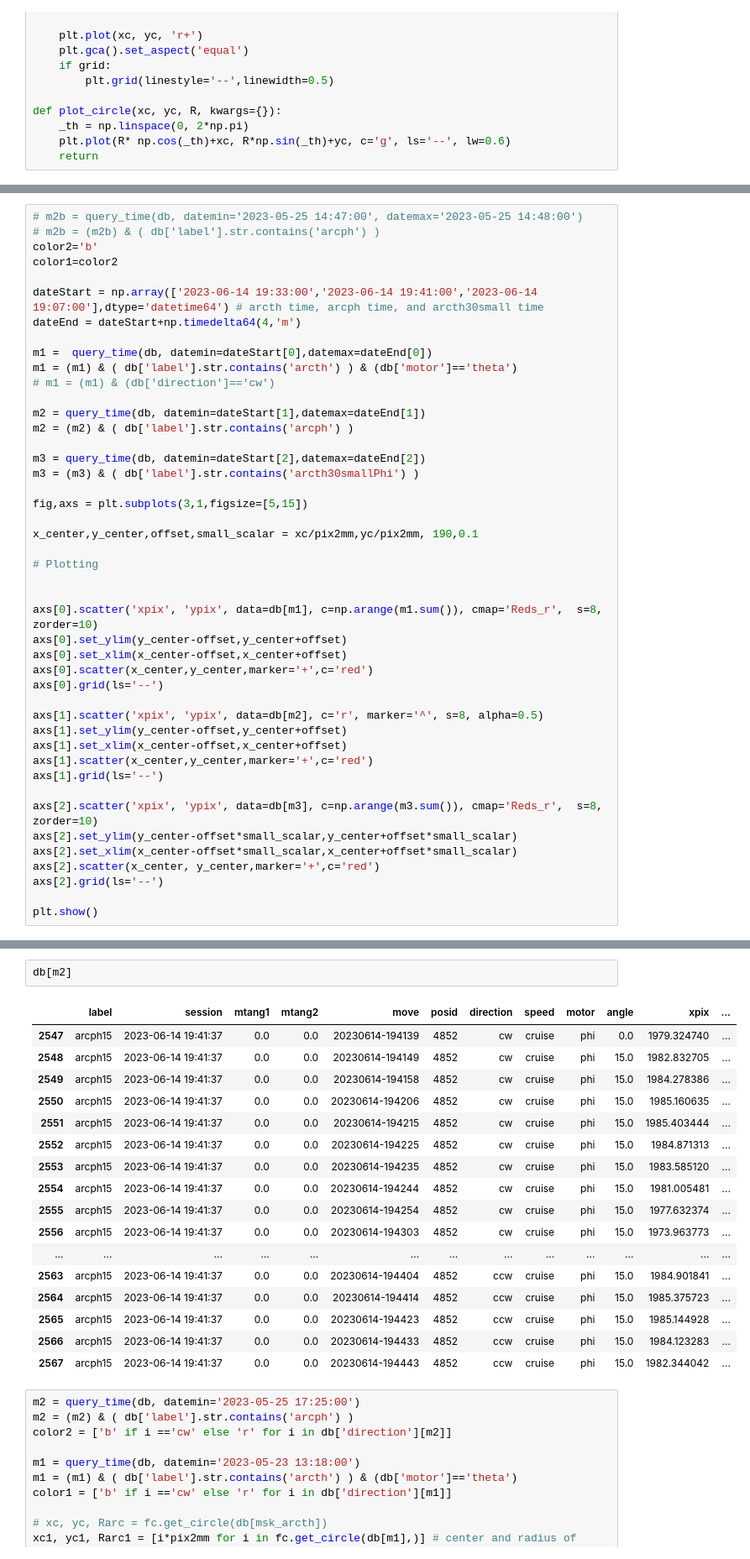
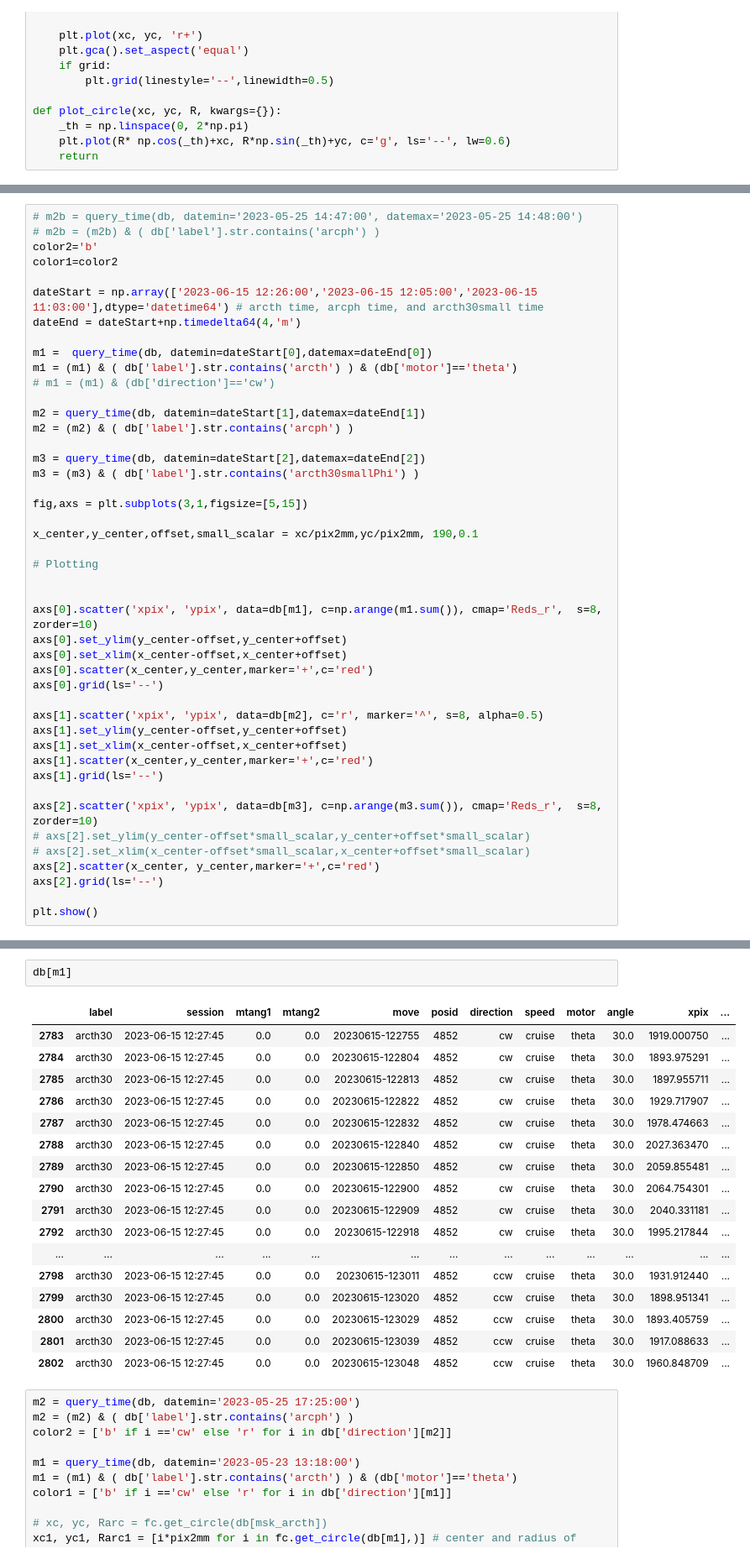
Before and after one commit to SSantosLab/DESI-QA, a Jupyter notebook: calib/Report-sean.ipynb, the cells around one changed output, grey strips where cells are left out. Shown at 84% size. Drawn from its saved outputs; the diff is of its cells as text.

```diff
--- a/calib/Report-sean.ipynb
+++ b/calib/Report-sean.ipynb
@@ -258,7 +258,7 @@ db.tail(50)
 color2='b'
 color1=color2
 
-dateStart = np.array(['2023-06-14 19:33:00','2023-06-14 19:41:00','2023-06-14 19:07:00'],dtype='datetime64') # arcth time, arcph time, and arcth30small time
+dateStart = np.array(['2023-06-15 12:26:00','2023-06-15 12:05:00','2023-06-15 11:03:00'],dtype='datetime64') # arcth time, arcph time, and arcth30small time
 dateEnd = dateStart+np.timedelta64(4,'m')
 
 m1 =  query_time(db, datemin=dateStart[0],datemax=dateEnd[0])
@@ -291,8 +291,8 @@ axs[1].scatter(x_center,y_center,marker='+',c='red')
 axs[1].grid(ls='--')
 
 axs[2].scatter('xpix', 'ypix', data=db[m3], c=np.arange(m3.sum()), cmap='Reds_r',  s=8, zorder=10)
-axs[2].set_ylim(y_center-offset*small_scalar,y_center+offset*small_scalar)
-axs[2].set_xlim(x_center-offset*small_scalar,x_center+offset*small_scalar)
+# axs[2].set_ylim(y_center-offset*small_scalar,y_center+offset*small_scalar)
+# axs[2].set_xlim(x_center-offset*small_scalar,x_center+offset*small_scalar)
 axs[2].scatter(x_center, y_center,marker='+',c='red')
 axs[2].grid(ls='--')
 
@@ -357,23 +357,23 @@ offset of phi arm at home position (mm) [0.02114,-0.24062]
 # %%
-db[m2]
+db[m1]
 # %% [output]
 |  | label | session | mtang1 | mtang2 | move | posid | direction | speed | motor | angle | xpix | ... |
-| 2547 | arcph15 | 2023-06-14 19:41:37 | 0.0 | 0.0 | 20230614-194139 | 4852 | cw | cruise | phi | 0.0 | 1979.324740 | ... |
-| 2548 | arcph15 | 2023-06-14 19:41:37 | 0.0 | 0.0 | 20230614-194149 | 4852 | cw | cruise | phi | 15.0 | 1982.832705 | ... |
-| 2549 | arcph15 | 2023-06-14 19:41:37 | 0.0 | 0.0 | 20230614-194158 | 4852 | cw | cruise | phi | 15.0 | 1984.278386 | ... |
-| 2550 | arcph15 | 2023-06-14 19:41:37 | 0.0 | 0.0 | 20230614-194206 | 4852 | cw | cruise | phi | 15.0 | 1985.160635 | ... |
-| 2551 | arcph15 | 2023-06-14 19:41:37 | 0.0 | 0.0 | 20230614-194215 | 4852 | cw | cruise | phi | 15.0 | 1985.403444 | ... |
-| 2552 | arcph15 | 2023-06-14 19:41:37 | 0.0 | 0.0 | 20230614-194225 | 4852 | cw | cruise | phi | 15.0 | 1984.871313 | ... |
-| 2553 | arcph15 | 2023-06-14 19:41:37 | 0.0 | 0.0 | 20230614-194235 | 4852 | cw | cruise | phi | 15.0 | 1983.585120 | ... |
-| 2554 | arcph15 | 2023-06-14 19:41:37 | 0.0 | 0.0 | 20230614-194244 | 4852 | cw | cruise | phi | 15.0 | 1981.005481 | ... |
-| 2555 | arcph15 | 2023-06-14 19:41:37 | 0.0 | 0.0 | 20230614-194254 | 4852 | cw | cruise | phi | 15.0 | 1977.632374 | ... |
-| 2556 | arcph15 | 2023-06-14 19:41:37 | 0.0 | 0.0 | 20230614-194303 | 4852 | cw | cruise | phi | 15.0 | 1973.963773 | ... |
+| 2783 | arcth30 | 2023-06-15 12:27:45 | 0.0 | 0.0 | 20230615-122755 | 4852 | cw | cruise | theta | 30.0 | 1919.000750 | ... |
+| 2784 | arcth30 | 2023-06-15 12:27:45 | 0.0 | 0.0 | 20230615-122804 | 4852 | cw | cruise | theta | 30.0 | 1893.975291 | ... |
+| 2785 | arcth30 | 2023-06-15 12:27:45 | 0.0 | 0.0 | 20230615-122813 | 4852 | cw | cruise | theta | 30.0 | 1897.955711 | ... |
+| 2786 | arcth30 | 2023-06-15 12:27:45 | 0.0 | 0.0 | 20230615-122822 | 4852 | cw | cruise | theta | 30.0 | 1929.717907 | ... |
+| 2787 | arcth30 | 2023-06-15 12:27:45 | 0.0 | 0.0 | 20230615-122832 | 4852 | cw | cruise | theta | 30.0 | 1978.474663 | ... |
+| 2788 | arcth30 | 2023-06-15 12:27:45 | 0.0 | 0.0 | 20230615-122840 | 4852 | cw | cruise | theta | 30.0 | 2027.363470 | ... |
+| 2789 | arcth30 | 2023-06-15 12:27:45 | 0.0 | 0.0 | 20230615-122850 | 4852 | cw | cruise | theta | 30.0 | 2059.855481 | ... |
+| 2790 | arcth30 | 2023-06-15 12:27:45 | 0.0 | 0.0 | 20230615-122900 | 4852 | cw | cruise | theta | 30.0 | 2064.754301 | ... |
+| 2791 | arcth30 | 2023-06-15 12:27:45 | 0.0 | 0.0 | 20230615-122909 | 4852 | cw | cruise | theta | 30.0 | 2040.331181 | ... |
+| 2792 | arcth30 | 2023-06-15 12:27:45 | 0.0 | 0.0 | 20230615-122918 | 4852 | cw | cruise | theta | 30.0 | 1995.217844 | ... |
 | ... | ... | ... | ... | ... | ... | ... | ... | ... | ... | ... | ... | ... |
-| 2563 | arcph15 | 2023-06-14 19:41:37 | 0.0 | 0.0 | 20230614-194404 | 4852 | ccw | cruise | phi | 15.0 | 1984.901841 | ... |
-| 2564 | arcph15 | 2023-06-14 19:41:37 | 0.0 | 0.0 | 20230614-194414 | 4852 | ccw | cruise | phi | 15.0 | 1985.375723 | ... |
-| 2565 | arcph15 | 2023-06-14 19:41:37 | 0.0 | 0.0 | 20230614-194423 | 4852 | ccw | cruise | phi | 15.0 | 1985.144928 | ... |
-| 2566 | arcph15 | 2023-06-14 19:41:37 | 0.0 | 0.0 | 20230614-194433 | 4852 | ccw | cruise | phi | 15.0 | 1984.123283 | ... |
-| 2567 | arcph15 | 2023-06-14 19:41:37 | 0.0 | 0.0 | 20230614-194443 | 4852 | ccw | cruise | phi | 15.0 | 1982.344042 | ... |
+| 2798 | arcth30 | 2023-06-15 12:27:45 | 0.0 | 0.0 | 20230615-123011 | 4852 | ccw | cruise | theta | 30.0 | 1931.912440 | ... |
+| 2799 | arcth30 | 2023-06-15 12:27:45 | 0.0 | 0.0 | 20230615-123020 | 4852 | ccw | cruise | theta | 30.0 | 1898.951341 | ... |
+| 2800 | arcth30 | 2023-06-15 12:27:45 | 0.0 | 0.0 | 20230615-123029 | 4852 | ccw | cruise | theta | 30.0 | 1893.405759 | ... |
+| 2801 | arcth30 | 2023-06-15 12:27:45 | 0.0 | 0.0 | 20230615-123039 | 4852 | ccw | cruise | theta | 30.0 | 1917.088633 | ... |
+| 2802 | arcth30 | 2023-06-15 12:27:45 | 0.0 | 0.0 | 20230615-123048 | 4852 | ccw | cruise | theta | 30.0 | 1960.848709 | ... |
 # %%
 m2 = query_time(db, datemin='2023-05-25 17:25:00')
 m2 = (m2) & ( db['label'].str.contains('arcph') )
```
Also changed, not shown: parts of 6 cells of this notebook, 12 other files.
